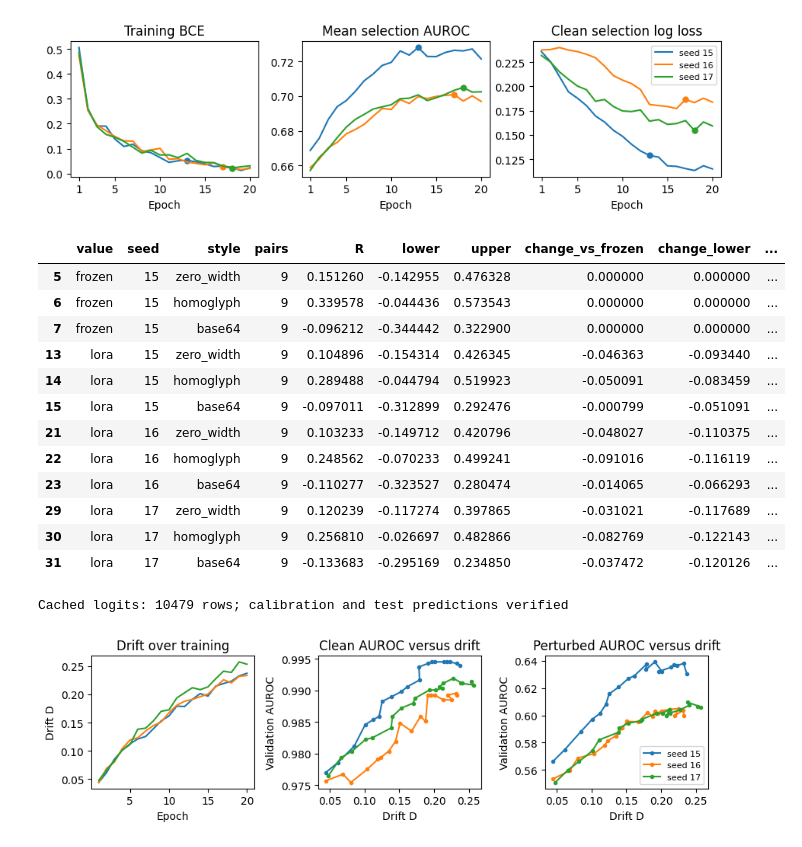
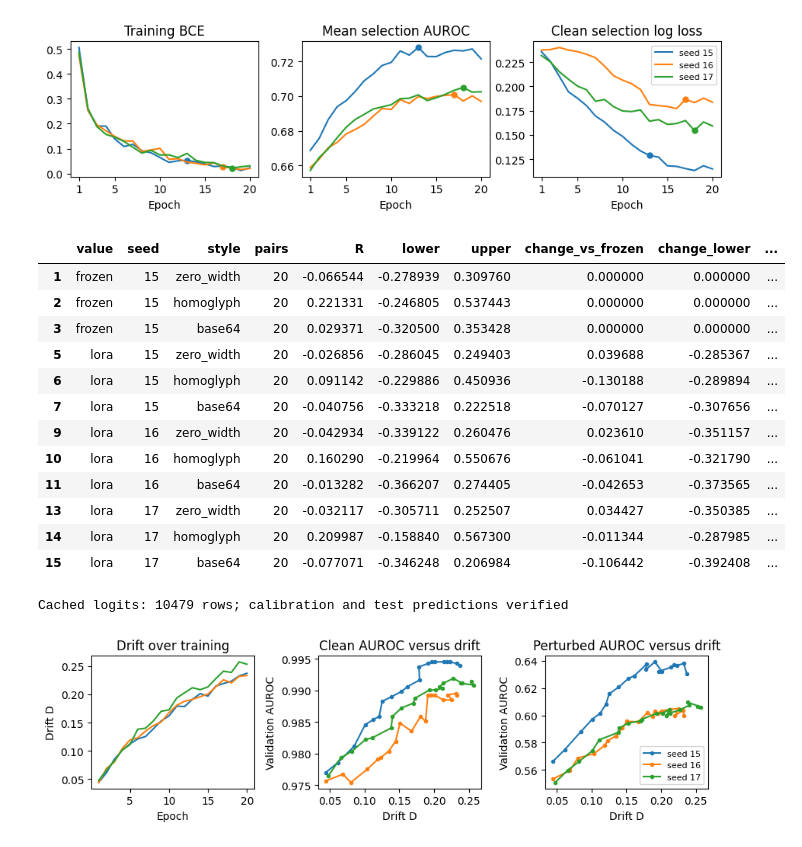
Before and after one commit to hungqbui/security_anaylytics_project, a Jupyter notebook: final_analysis.ipynb, the cells around one changed output. Drawn from its saved outputs; the diff is of its cells as text; code cells hidden in the pictures.

Commit message:
Compare random test-label concept directions and cache representations for CPU reanalysis

```diff
--- a/final_analysis.ipynb
+++ b/final_analysis.ipynb
@@ -232,46 +232,46 @@ from IPython.display import display
 
 history = pd.read_csv("epoch_history.csv")
 # Concept-direction stability and paired uncertainty under each perturbation.
-robustness = pd.read_csv("concept_robustness.csv")
-display(robustness[robustness.split.eq("test") & robustness["style"].ne("clean")][
+robustness = pd.read_csv("random_concept_robustness.csv")
+display(robustness[robustness["style"].ne("clean")][
     ["value", "seed", "style", "pairs", "R", "lower", "upper",
      "change_vs_frozen", "change_lower", "change_upper"]])
 
 # Cached raw logits reproduce the reported probabilities without model inference.
 from scipy.special import expit
 logits = pd.read_csv("logits.csv")
 assert not logits.duplicated(["row_id", "value", "seed", "column", "split"]).any()
 assert np.allclose(expit(logits.logit), logits.score, atol=2e-7, rtol=0)
 print("Cached logits:", len(logits), "rows; calibration and test predictions verified")
 
 # Relate training movement to validation performance within each seed.
 history["perturbed_auroc"] = history[["zero_width_auroc", "homoglyph_auroc", "base64_auroc"]].mean(axis=1)
 figure, axes = plt.subplots(1, 3, figsize=(9, 2.7))
 for seed, group in history.groupby("seed"):
     axes[0].plot(group.epoch, group.D_validation, label=f"seed {seed}")
     axes[1].plot(group.D_validation, group.clean_auroc, ".-", label=f"seed {seed}")
     axes[2].plot(group.D_validation, group.perturbed_auroc, ".-", label=f"seed {seed}")
 axes[0].set(xlabel="Epoch", ylabel="Drift D", title="Drift over training")
 axes[1].set(xlabel="Drift D", ylabel="Validation AUROC", title="Clean AUROC versus drift")
 axes[2].set(xlabel="Drift D", ylabel="Validation AUROC", title="Perturbed AUROC versus drift")
 axes[2].legend(fontsize=8)
 figure.tight_layout()
 figure.savefig("drift_training_curves.pdf", bbox_inches="tight")
 figure.savefig("drift_training_curves.png", dpi=180, bbox_inches="tight")
 plt.show()
 # %% [output]
 |  | value | seed | style | pairs | R | lower | upper | change_vs_frozen | change_lower | ... |
-| 5 | frozen | 15 | zero_width | 9 | 0.151260 | -0.142955 | 0.476328 | 0.000000 | 0.000000 | ... |
-| 6 | frozen | 15 | homoglyph | 9 | 0.339578 | -0.044436 | 0.573543 | 0.000000 | 0.000000 | ... |
-| 7 | frozen | 15 | base64 | 9 | -0.096212 | -0.344442 | 0.322900 | 0.000000 | 0.000000 | ... |
-| 13 | lora | 15 | zero_width | 9 | 0.104896 | -0.154314 | 0.426345 | -0.046363 | -0.093440 | ... |
-| 14 | lora | 15 | homoglyph | 9 | 0.289488 | -0.044794 | 0.519923 | -0.050091 | -0.083459 | ... |
-| 15 | lora | 15 | base64 | 9 | -0.097011 | -0.312899 | 0.292476 | -0.000799 | -0.051091 | ... |
-| 21 | lora | 16 | zero_width | 9 | 0.103233 | -0.149712 | 0.420796 | -0.048027 | -0.110375 | ... |
-| 22 | lora | 16 | homoglyph | 9 | 0.248562 | -0.070233 | 0.499241 | -0.091016 | -0.116119 | ... |
-| 23 | lora | 16 | base64 | 9 | -0.110277 | -0.323527 | 0.280474 | -0.014065 | -0.066293 | ... |
-| 29 | lora | 17 | zero_width | 9 | 0.120239 | -0.117274 | 0.397865 | -0.031021 | -0.117689 | ... |
-| 30 | lora | 17 | homoglyph | 9 | 0.256810 | -0.026697 | 0.482866 | -0.082769 | -0.122143 | ... |
-| 31 | lora | 17 | base64 | 9 | -0.133683 | -0.295169 | 0.234850 | -0.037472 | -0.120126 | ... |
+| 1 | frozen | 15 | zero_width | 20 | -0.066544 | -0.278939 | 0.309760 | 0.000000 | 0.000000 | ... |
+| 2 | frozen | 15 | homoglyph | 20 | 0.221331 | -0.246805 | 0.537443 | 0.000000 | 0.000000 | ... |
+| 3 | frozen | 15 | base64 | 20 | 0.029371 | -0.320500 | 0.353428 | 0.000000 | 0.000000 | ... |
+| 5 | lora | 15 | zero_width | 20 | -0.026856 | -0.286045 | 0.249403 | 0.039688 | -0.285367 | ... |
+| 6 | lora | 15 | homoglyph | 20 | 0.091142 | -0.229886 | 0.450936 | -0.130188 | -0.289894 | ... |
+| 7 | lora | 15 | base64 | 20 | -0.040756 | -0.333218 | 0.222518 | -0.070127 | -0.307656 | ... |
+| 9 | lora | 16 | zero_width | 20 | -0.042934 | -0.339122 | 0.260476 | 0.023610 | -0.351157 | ... |
+| 10 | lora | 16 | homoglyph | 20 | 0.160290 | -0.219964 | 0.550676 | -0.061041 | -0.321790 | ... |
+| 11 | lora | 16 | base64 | 20 | -0.013282 | -0.366207 | 0.274405 | -0.042653 | -0.373565 | ... |
+| 13 | lora | 17 | zero_width | 20 | -0.032117 | -0.305711 | 0.252507 | 0.034427 | -0.350385 | ... |
+| 14 | lora | 17 | homoglyph | 20 | 0.209987 | -0.158840 | 0.567300 | -0.011344 | -0.287985 | ... |
+| 15 | lora | 17 | base64 | 20 | -0.077071 | -0.346248 | 0.206984 | -0.106442 | -0.392408 | ... |
 Cached logits: 10479 rows; calibration and test predictions verified
 [figure]
```
Also changed, not shown: parts of 1 cell of this notebook, 23 other files.
